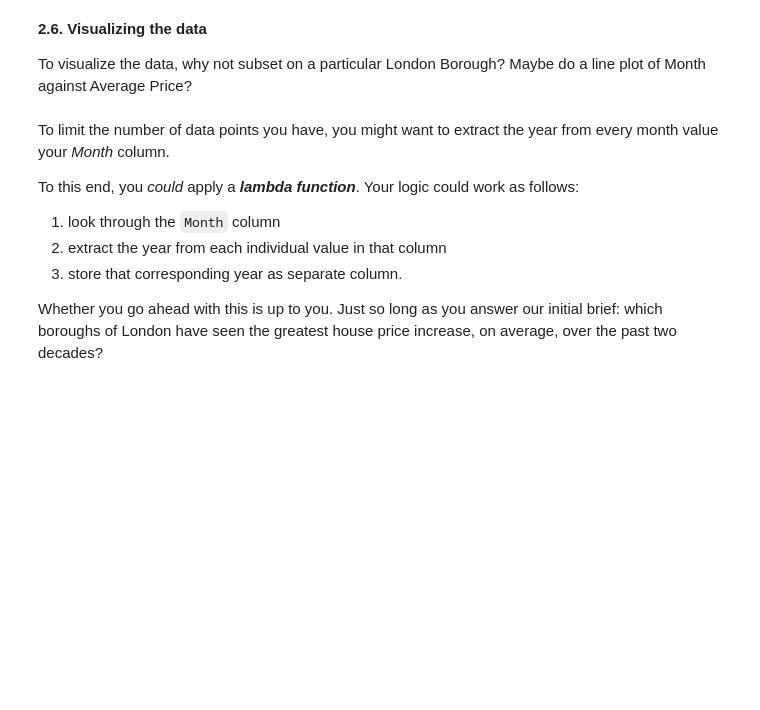
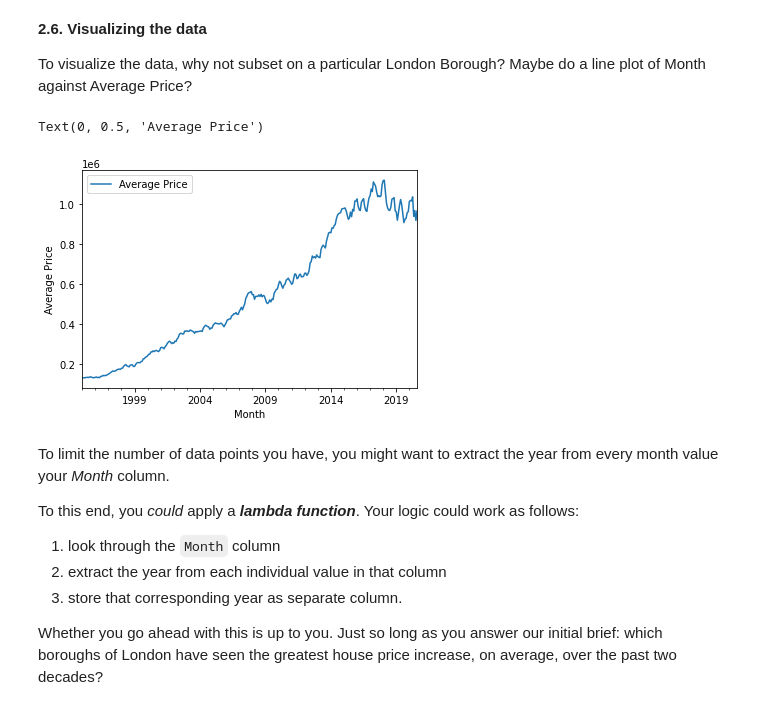
Before and after one commit to dna-witch/Springboard, a Jupyter notebook: Unit 4/Unit 4 Challenge - Tier 3.ipynb, the cells around one changed output. Drawn from its saved outputs; the diff is of its cells as text; code cells hidden in the pictures; blank space fills up the shorter version.

Commit message:
updated notebook with data visualization section
some data visualization, modelling is not complete

```diff
--- a/Unit 4/Unit 4 Challenge - Tier 3.ipynb
+++ b/Unit 4/Unit 4 Challenge - Tier 3.ipynb
@@ -308,0 +331,5 @@ clean_properties.head()
+# %%
+# get rid of these observations (rows)
+need_to_drop = ['City of London', 'Inner London', 'Outer London', 'NORTH EAST', 'NORTH WEST', 'YORKS & THE HUMBER', 'EAST MIDLANDS', 'WEST MIDLANDS', 'EAST OF ENGLAND', 'LONDON', 'SOUTH EAST', 'SOUTH WEST', 'England']
+# %%
+df = clean_properties.drop(clean_properties.index[clean_properties['Borough'].isin(need_to_drop)])
@@ -308,0 +340,4 @@ clean_properties.head()
+# %%
+# rename columns to appropriate names
+df.rename(columns={'Date':'Month', 'Price':'Average Price'}, inplace=True)
+df.head()
@@ -310,6 +352,16 @@ clean_properties.head()
 **2.6. Visualizing the data**
 
 To visualize the data, why not subset on a particular London Borough? Maybe do a line plot of Month against Average Price?
+# %%
+# let's pick Westminster, that sounds like a fun borough to live in
+westminster = df[df['Borough'] == 'Westminster']
+
+wm_prices = westminster.plot(kind='line', x='Month', y='Average Price')
+wm_prices.set_ylabel('Average Price')
+#wm_prices.set_xlabel('')
+# %% [output]
+Text(0, 0.5, 'Average Price')
+[figure, added]
 # %% [markdown]
 To limit the number of data points you have, you might want to extract the year from every month value your *Month* column.
 
```
Also changed, not shown: parts of 4 cells of this notebook.
